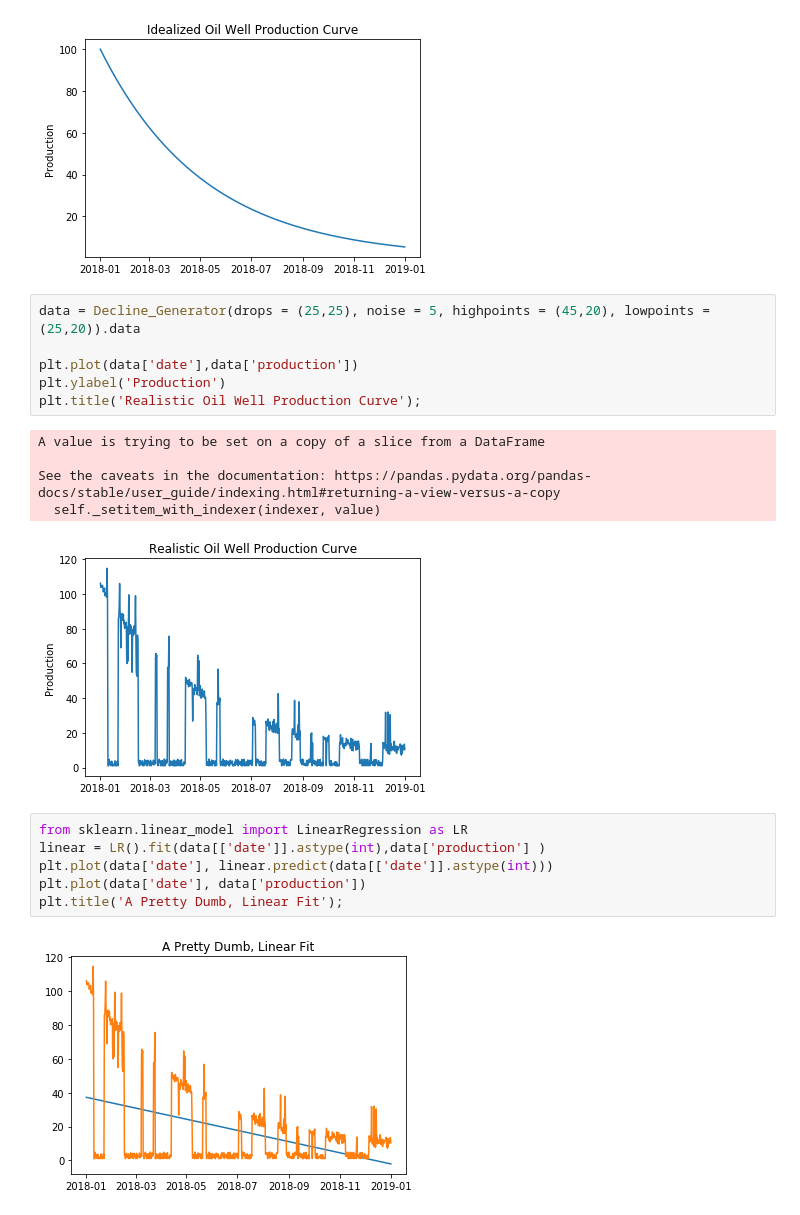
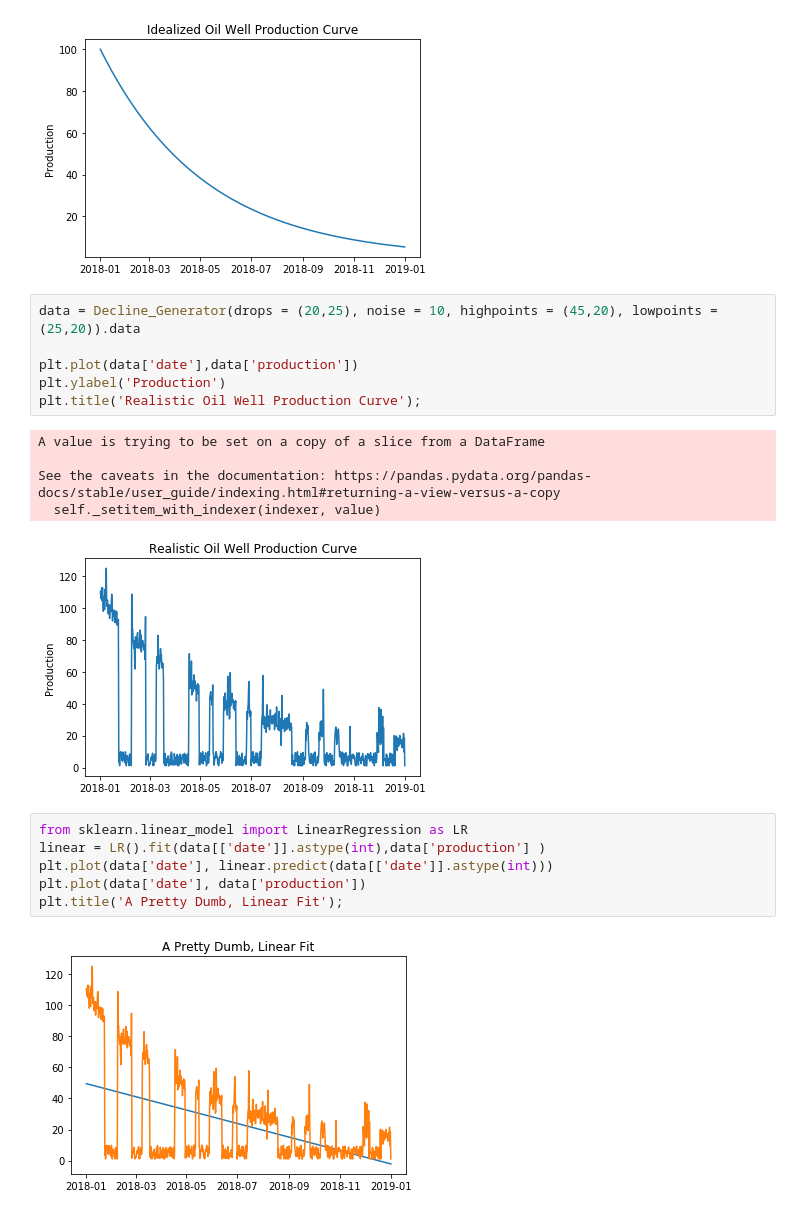
Before and after one commit to ljbelenky/decline, a Jupyter notebook: Production Modeling.ipynb, the cells around one changed output. Cells and saved outputs as stored; diff of their text form.

```diff
--- a/Production Modeling.ipynb
+++ b/Production Modeling.ipynb
@@ -47,17 +47,17 @@ plt.title('Idealized Oil Well Production Curve');
 # %% [output]
 [figure]
 # %%
-data = Decline_Generator(drops = (25,25), noise = 5, highpoints = (45,20), lowpoints = (25,20)).data
+data = Decline_Generator(drops = (20,25), noise = 10, highpoints = (45,20), lowpoints = (25,20)).data
 
 plt.plot(data['date'],data['production'])
 plt.ylabel('Production')
 plt.title('Realistic Oil Well Production Curve');
 # %% [output]
 A value is trying to be set on a copy of a slice from a DataFrame
 
 See the caveats in the documentation: https://pandas.pydata.org/pandas-docs/stable/user_guide/indexing.html#returning-a-view-versus-a-copy
   self._setitem_with_indexer(indexer, value)
-[figure, old version]
+[figure, new version]
 # %%
 from sklearn.linear_model import LinearRegression as LR
 linear = LR().fit(data[['date']].astype(int),data['production'] )
@@ -65,7 +65,7 @@ plt.plot(data['date'], linear.predict(data[['date']].astype(int)))
 plt.plot(data['date'], data['production'])
 plt.title('A Pretty Dumb, Linear Fit');
 # %% [output]
-[figure, old version]
+[figure, new version]
 # %%
 exp_model = LR().fit(data[['date']].astype(int),np.log(data['production'] ))
 plt.plot(data['date'], np.exp(exp_model.predict(data[['date']].astype(int))))
```
Also changed, not shown: parts of 3 cells of this notebook.
